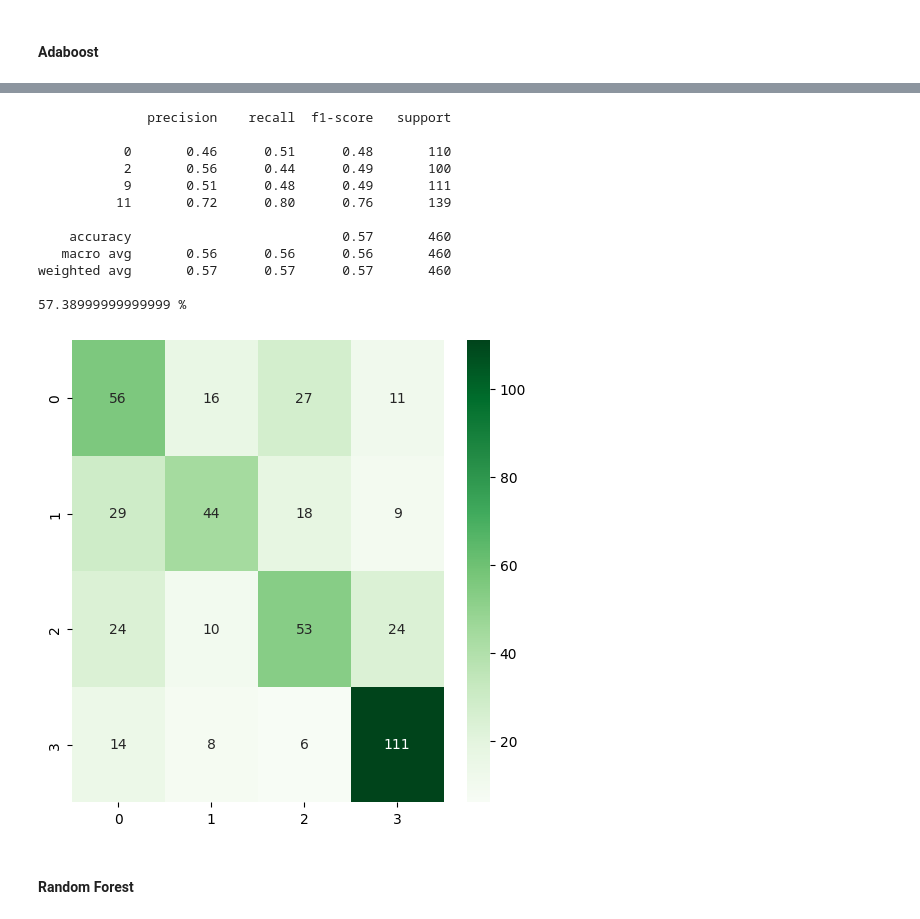
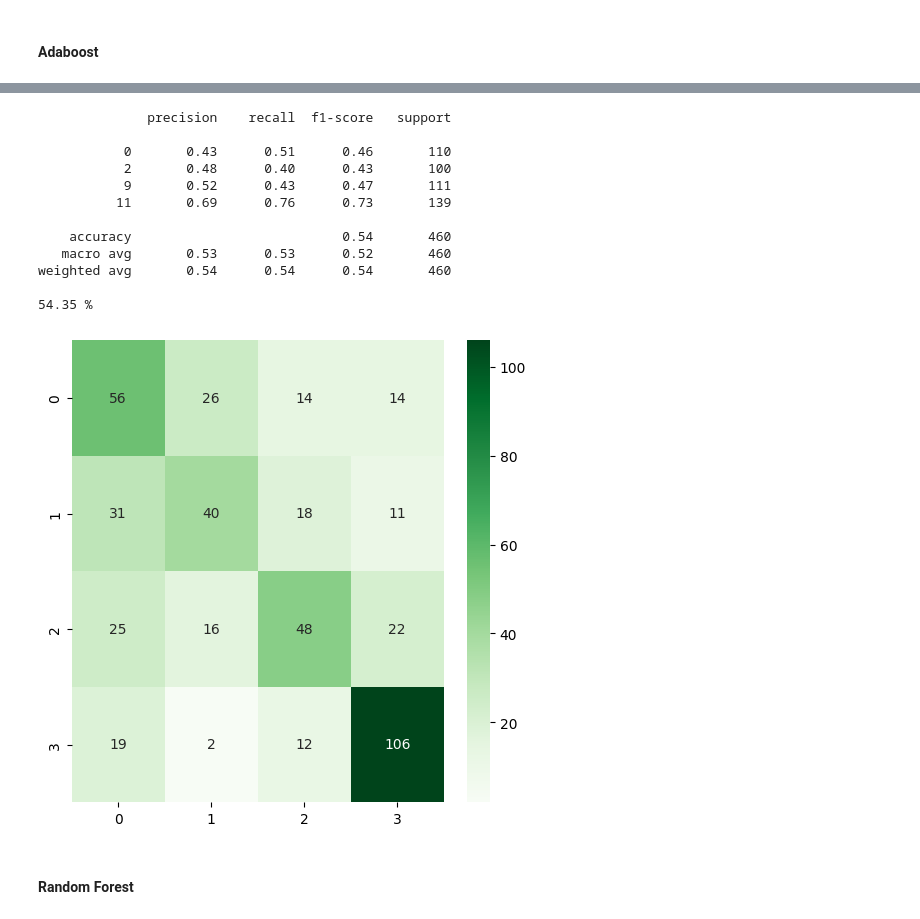
Before and after one commit to Yehudit-Brickner/ML_class, a Jupyter notebook: sport_balls3.ipynb, the cells around one changed output, grey strips where cells are left out. Cells and saved outputs as stored; diff of their text form; code cells hidden in the pictures.

```diff
--- a/sport_balls3.ipynb
+++ b/sport_balls3.ipynb
@@ -459,7 +463,0 @@ weighted avg       0.56      0.57      0.55       460
-# %%
-import pickle
-filenames = ['svm6.sav','knn6.sav','ada6.sav','RF6.sav','LR6.sav']
-models= [svm6,neigh6,ada6,RF6,LR6]
-
-for i in range(len(filenames)):
-    pickle.dump(models[i], open(filenames[i], 'wb'))
@@ -466,7 +466,7 @@ for i in range(len(filenames)):
 # %%
-pca1=PCA(n_components=0.95)
-X_train7=pca1.fit_transform(X_train)
-X_test7=pca1.transform(X_test)
+pca2=PCA(n_components=200)
+X_train7=pca2.fit_transform(X_train)
+X_test7=pca2.transform(X_test)
 y_train7 = y_train
 y_test7 = y_test
 
@@ -529,7 +527,7 @@ pred_svm7 = svm7.predict(X_test7)
 Confusion_Matrix(confusion_matrix(y_test7,pred_svm7))
 print(classification_report(y_test7, pred_svm7))
 print(round(np.sum([y_test7==pred_svm7])/len(y_test7),4)*100,"%")
-results.append(['images PCA 0.95', 'SVM',round(np.sum([y_test7==pred_svm7])/len(y_test7),4)*100 ])
+results.append(['images PCA 200', 'SVM',round(np.sum([y_test7==pred_svm7])/len(y_test7),4)*100 ])
 # %% [output]
               precision    recall  f1-score   support
 
@@ -577,7 +575,7 @@ pred_knn7 = neigh7.predict(X_test7)
 Confusion_Matrix(confusion_matrix(y_test7,pred_knn7))
 print(classification_report(y_test7, pred_knn7))
 print(round(np.sum([y_test7==pred_knn7])/len(y_test7),4)*100,"%")
-results.append(['images PCA 0.95', 'KNN',round(np.sum([y_test7==pred_knn7])/len(y_test7),4)*100 ])
+results.append(['images PCA 200', 'KNN',round(np.sum([y_test7==pred_knn7])/len(y_test7),4)*100 ])
 # %% [output]
               precision    recall  f1-score   support
 
@@ -621,25 +619,25 @@ for i in range(50,2001,50):
 # %%
-ada7 = AdaBoostClassifier(n_estimators=1750, algorithm="SAMME",random_state=0)
+ada7 = AdaBoostClassifier(n_estimators=600, algorithm="SAMME",random_state=0)
 ada7.fit(X_train7,y_train7)
 pred_ada7 = ada7.predict(X_test7)
 Confusion_Matrix(confusion_matrix(y_test7,pred_ada7))
 print(classification_report(y_test7, pred_ada7))
 print(round(np.sum([y_test7==pred_ada7])/len(y_test7),4)*100,"%")
-results.append(['images PCA 0.95', 'Adaboost',round(np.sum([y_test7==pred_ada7])/len(y_test7),4)*100 ])
+results.append(['images PCA 200', 'Adaboost',round(np.sum([y_test7==pred_ada7])/len(y_test7),4)*100 ])
 # %% [output]
               precision    recall  f1-score   support
 
-           0       0.46      0.51      0.48       110
-           2       0.56      0.44      0.49       100
-           9       0.51      0.48      0.49       111
-          11       0.72      0.80      0.76       139
+           0       0.43      0.51      0.46       110
+           2       0.48      0.40      0.43       100
+           9       0.52      0.43      0.47       111
+          11       0.69      0.76      0.73       139
 
-    accuracy                           0.57       460
-   macro avg       0.56      0.56      0.56       460
-weighted avg       0.57      0.57      0.57       460
+    accuracy                           0.54       460
+   macro avg       0.53      0.53      0.52       460
+weighted avg       0.54      0.54      0.54       460
 
-57.38999999999999 %
+54.35 %
-[figure, old version]
+[figure, new version]
 # %% [markdown]
 #### Random Forest
 # %%
```
Also changed, not shown: parts of 45 cells of this notebook.
